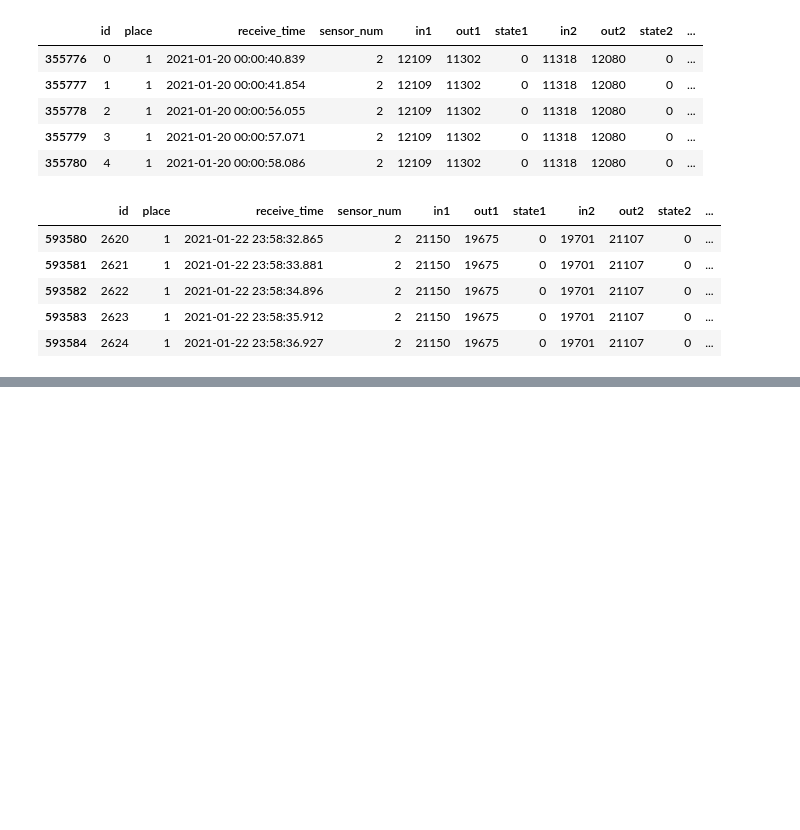
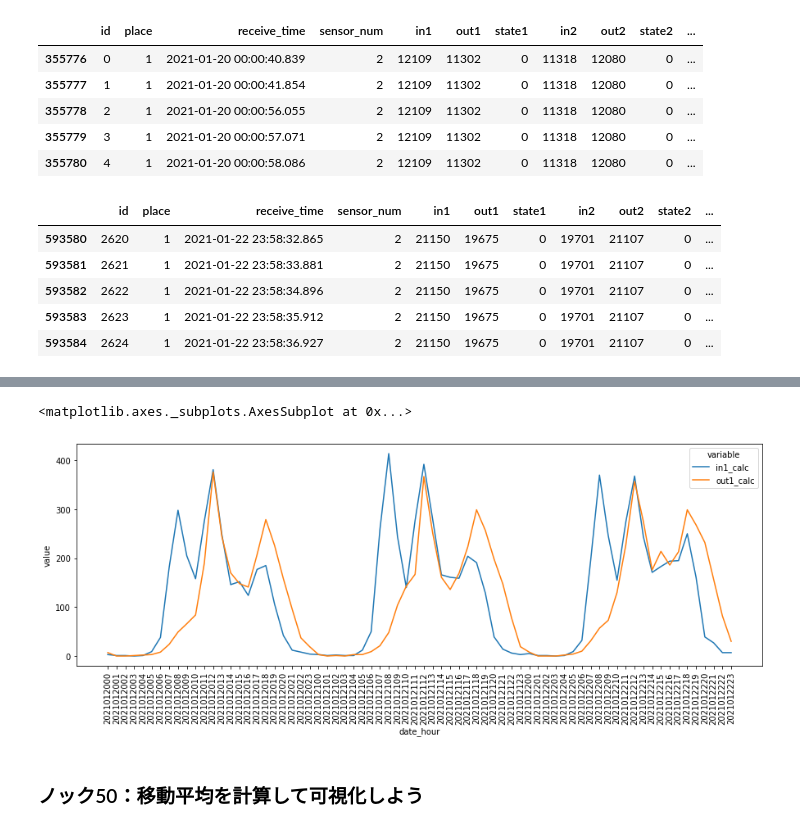
Before and after one commit to TakuroTerui/python_data_processing_100_knock, a Jupyter notebook: 第3章時系列データの加工・可視化を行う10本ノック.ipynb, the cells around one changed output, grey strips where cells are left out. Saved outputs shown, nothing was run; the diff lists cells and outputs as text; code cells hidden in the pictures; blank space fills up the shorter version.

```diff
--- a/第3章時系列データの加工・可視化を行う10本ノック.ipynb
+++ b/第3章時系列データの加工・可視化を行う10本ノック.ipynb
@@ -197,0 +352,4 @@ display(data_extract.tail())
+# %%
+data_before_1sec.columns = ['receive_time_sec_b1sec', 'in1_b1sec', 'out1_b1sec']
+data_analytics = pd.concat([data_analytics, data_before_1sec], axis=1)
+data_analytics.head()
@@ -197,0 +363,4 @@ display(data_extract.tail())
+# %%
+data_analytics['in1_calc'] = data_analytics['in1'] - data_analytics['in1_b1sec']
+data_analytics['out1_calc'] = data_analytics['out1'] - data_analytics['out1_b1sec']
+data_analytics.head()
@@ -197,0 +374,3 @@ display(data_extract.tail())
+# %%
+data_analytics['date_hour'] = data_analytics['receive_time_sec'].dt.strftime('%Y%m%d%H')
+data_analytics.head()
@@ -197,0 +384,4 @@ display(data_extract.tail())
+# %%
+viz_data = data_analytics[['date_hour', 'in1_calc', 'out1_calc']].groupby('date_hour', as_index=False).sum()
+viz_data = pd.melt(viz_data, id_vars='date_hour', value_vars=['in1_calc', 'out1_calc'])
+viz_data.head()
@@ -197,0 +395,9 @@ display(data_extract.tail())
+# %%
+plt.figure(figsize=(15, 5))
+plt.xticks(rotation=90)
+sns.lineplot(x=viz_data['date_hour'], y=viz_data['value'], hue=viz_data['variable'])
+# %% [output]
+<matplotlib.axes._subplots.AxesSubplot at 0x...>
+[figure, added]
+# %% [markdown]
+### ノック50：移動平均を計算して可視化しよう
```
Also changed, not shown: parts of 25 cells of this notebook.
